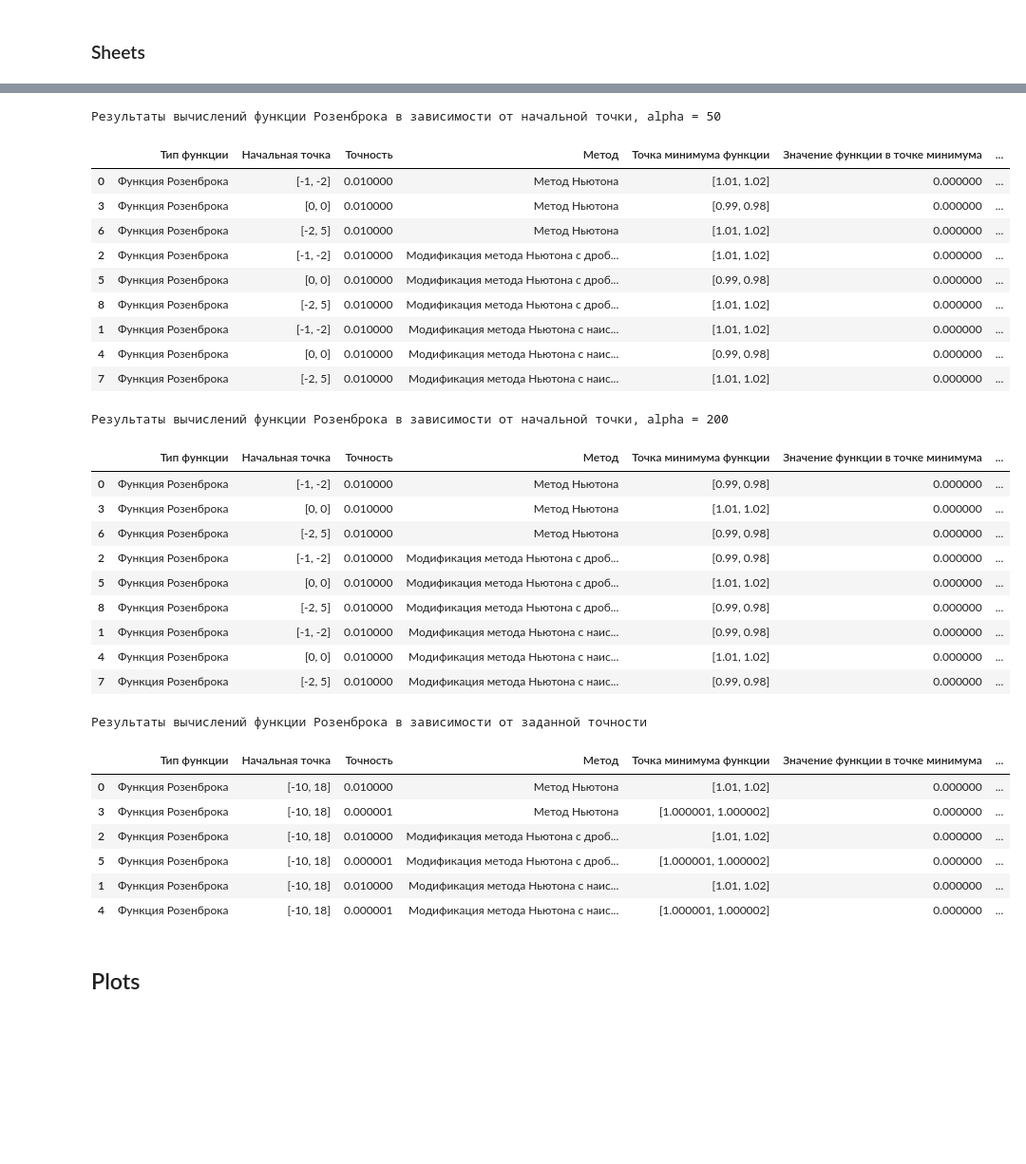
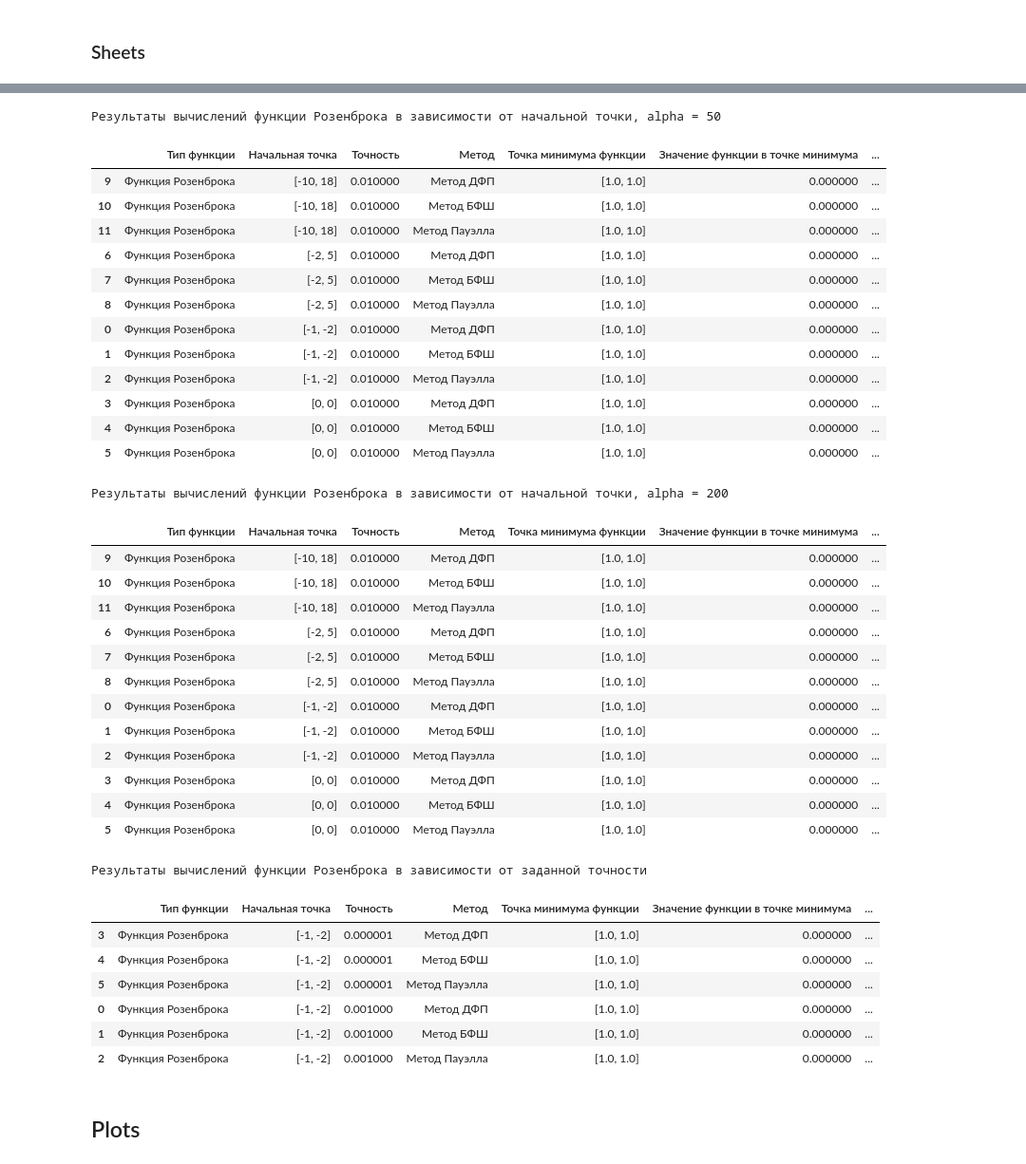
Before and after one commit to sanonesan/optimization_methods_labs, a Jupyter notebook: lab5/lab5.ipynb, the cells around one changed output, grey strips where cells are left out. Shown at 95% size. Saved outputs shown, nothing was run; the diff lists cells and outputs as text; code cells hidden in the pictures; blank space fills up the shorter version.

```diff
--- a/lab5/lab5.ipynb
+++ b/lab5/lab5.ipynb
@@ -386,7 +417,7 @@ print_res(foo, x0, 2)
 import pandas as pd
 
 def make_df(tabledata) -> pd.DataFrame:
-        df = pd.DataFrame(tabledata, columns = ['Тип функции', 'Начальная точка', 'Точность', 'Метод', 'Точка минимума функции', 'Значение функции в точке минимума', 'Количество итераций', 'Количество вычислений функции', 'Количество вычисленных градиентов', 'Количество вычисленных матриц Гессе' ])
+        df = pd.DataFrame(tabledata, columns = ['Тип функции', 'Начальная точка', 'Точность', 'Метод', 'Точка минимума функции', 'Значение функции в точке минимума', 'Количество итераций', 'Количество вычислений функции', 'Количество вычисленных градиентов']) #, 'Количество вычисленных матриц Гессе' ])
         return df
 # %% [markdown]
 <H3> Make sheets</H3>
@@ -505,48 +537,54 @@ df1.style.set_caption('Результаты вычислений квадрат
 # %%
-df2 = df2.sort_values('Метод')
+df2 = df2.sort_values('Начальная точка')
 
 df2.style.set_caption('Результаты вычислений функции Розенброка в зависимости от начальной точки, alpha = 50').set_table_styles(styles)
 # %% [output]
 Результаты вычислений функции Розенброка в зависимости от начальной точки, alpha = 50
 |  | Тип функции | Начальная точка | Точность | Метод | Точка минимума функции | Значение функции в точке минимума | ... |
-| 0 | Функция Розенброка | [-1, -2] | 0.010000 | Метод Ньютона | [1.01, 1.02] | 0.000000 | ... |
-| 3 | Функция Розенброка | [0, 0] | 0.010000 | Метод Ньютона | [0.99, 0.98] | 0.000000 | ... |
-| 6 | Функция Розенброка | [-2, 5] | 0.010000 | Метод Ньютона | [1.01, 1.02] | 0.000000 | ... |
-| 2 | Функция Розенброка | [-1, -2] | 0.010000 | Модификация метода Ньютона с дроб... | [1.01, 1.02] | 0.000000 | ... |
-| 5 | Функция Розенброка | [0, 0] | 0.010000 | Модификация метода Ньютона с дроб... | [0.99, 0.98] | 0.000000 | ... |
-| 8 | Функция Розенброка | [-2, 5] | 0.010000 | Модификация метода Ньютона с дроб... | [1.01, 1.02] | 0.000000 | ... |
-| 1 | Функция Розенброка | [-1, -2] | 0.010000 | Модификация метода Ньютона с наис... | [1.01, 1.02] | 0.000000 | ... |
-| 4 | Функция Розенброка | [0, 0] | 0.010000 | Модификация метода Ньютона с наис... | [0.99, 0.98] | 0.000000 | ... |
-| 7 | Функция Розенброка | [-2, 5] | 0.010000 | Модификация метода Ньютона с наис... | [1.01, 1.02] | 0.000000 | ... |
+| 9 | Функция Розенброка | [-10, 18] | 0.010000 | Метод ДФП | [1.0, 1.0] | 0.000000 | ... |
+| 10 | Функция Розенброка | [-10, 18] | 0.010000 | Метод БФШ | [1.0, 1.0] | 0.000000 | ... |
+| 11 | Функция Розенброка | [-10, 18] | 0.010000 | Метод Пауэлла | [1.0, 1.0] | 0.000000 | ... |
+| 6 | Функция Розенброка | [-2, 5] | 0.010000 | Метод ДФП | [1.0, 1.0] | 0.000000 | ... |
+| 7 | Функция Розенброка | [-2, 5] | 0.010000 | Метод БФШ | [1.0, 1.0] | 0.000000 | ... |
+| 8 | Функция Розенброка | [-2, 5] | 0.010000 | Метод Пауэлла | [1.0, 1.0] | 0.000000 | ... |
+| 0 | Функция Розенброка | [-1, -2] | 0.010000 | Метод ДФП | [1.0, 1.0] | 0.000000 | ... |
+| 1 | Функция Розенброка | [-1, -2] | 0.010000 | Метод БФШ | [1.0, 1.0] | 0.000000 | ... |
+| 2 | Функция Розенброка | [-1, -2] | 0.010000 | Метод Пауэлла | [1.0, 1.0] | 0.000000 | ... |
+| 3 | Функция Розенброка | [0, 0] | 0.010000 | Метод ДФП | [1.0, 1.0] | 0.000000 | ... |
+| 4 | Функция Розенброка | [0, 0] | 0.010000 | Метод БФШ | [1.0, 1.0] | 0.000000 | ... |
+| 5 | Функция Розенброка | [0, 0] | 0.010000 | Метод Пауэлла | [1.0, 1.0] | 0.000000 | ... |
 # %%
-df3 = df3.sort_values('Метод')
+df3 = df3.sort_values('Начальная точка')
 
 df3.style.set_caption('Результаты вычислений функции Розенброка в зависимости от начальной точки, alpha = 200').set_table_styles(styles)
 # %% [output]
 Результаты вычислений функции Розенброка в зависимости от начальной точки, alpha = 200
 |  | Тип функции | Начальная точка | Точность | Метод | Точка минимума функции | Значение функции в точке минимума | ... |
-| 0 | Функция Розенброка | [-1, -2] | 0.010000 | Метод Ньютона | [0.99, 0.98] | 0.000000 | ... |
-| 3 | Функция Розенброка | [0, 0] | 0.010000 | Метод Ньютона | [1.01, 1.02] | 0.000000 | ... |
-| 6 | Функция Розенброка | [-2, 5] | 0.010000 | Метод Ньютона | [0.99, 0.98] | 0.000000 | ... |
-| 2 | Функция Розенброка | [-1, -2] | 0.010000 | Модификация метода Ньютона с дроб... | [0.99, 0.98] | 0.000000 | ... |
-| 5 | Функция Розенброка | [0, 0] | 0.010000 | Модификация метода Ньютона с дроб... | [1.01, 1.02] | 0.000000 | ... |
-| 8 | Функция Розенброка | [-2, 5] | 0.010000 | Модификация метода Ньютона с дроб... | [0.99, 0.98] | 0.000000 | ... |
-| 1 | Функция Розенброка | [-1, -2] | 0.010000 | Модификация метода Ньютона с наис... | [0.99, 0.98] | 0.000000 | ... |
-| 4 | Функция Розенброка | [0, 0] | 0.010000 | Модификация метода Ньютона с наис... | [1.01, 1.02] | 0.000000 | ... |
-| 7 | Функция Розенброка | [-2, 5] | 0.010000 | Модификация метода Ньютона с наис... | [0.99, 0.98] | 0.000000 | ... |
+| 9 | Функция Розенброка | [-10, 18] | 0.010000 | Метод ДФП | [1.0, 1.0] | 0.000000 | ... |
+| 10 | Функция Розенброка | [-10, 18] | 0.010000 | Метод БФШ | [1.0, 1.0] | 0.000000 | ... |
+| 11 | Функция Розенброка | [-10, 18] | 0.010000 | Метод Пауэлла | [1.0, 1.0] | 0.000000 | ... |
+| 6 | Функция Розенброка | [-2, 5] | 0.010000 | Метод ДФП | [1.0, 1.0] | 0.000000 | ... |
+| 7 | Функция Розенброка | [-2, 5] | 0.010000 | Метод БФШ | [1.0, 1.0] | 0.000000 | ... |
+| 8 | Функция Розенброка | [-2, 5] | 0.010000 | Метод Пауэлла | [1.0, 1.0] | 0.000000 | ... |
+| 0 | Функция Розенброка | [-1, -2] | 0.010000 | Метод ДФП | [1.0, 1.0] | 0.000000 | ... |
+| 1 | Функция Розенброка | [-1, -2] | 0.010000 | Метод БФШ | [1.0, 1.0] | 0.000000 | ... |
+| 2 | Функция Розенброка | [-1, -2] | 0.010000 | Метод Пауэлла | [1.0, 1.0] | 0.000000 | ... |
+| 3 | Функция Розенброка | [0, 0] | 0.010000 | Метод ДФП | [1.0, 1.0] | 0.000000 | ... |
+| 4 | Функция Розенброка | [0, 0] | 0.010000 | Метод БФШ | [1.0, 1.0] | 0.000000 | ... |
+| 5 | Функция Розенброка | [0, 0] | 0.010000 | Метод Пауэлла | [1.0, 1.0] | 0.000000 | ... |
 # %%
-df4 = df4.sort_values('Метод')
+df4 = df4.sort_values('Точность')
 
 df4.style.set_caption('Результаты вычислений функции Розенброка в зависимости от заданной точности').set_table_styles(styles)
 # %% [output]
 Результаты вычислений функции Розенброка в зависимости от заданной точности
 |  | Тип функции | Начальная точка | Точность | Метод | Точка минимума функции | Значение функции в точке минимума | ... |
-| 0 | Функция Розенброка | [-10, 18] | 0.010000 | Метод Ньютона | [1.01, 1.02] | 0.000000 | ... |
-| 3 | Функция Розенброка | [-10, 18] | 0.000001 | Метод Ньютона | [1.000001, 1.000002] | 0.000000 | ... |
-| 2 | Функция Розенброка | [-10, 18] | 0.010000 | Модификация метода Ньютона с дроб... | [1.01, 1.02] | 0.000000 | ... |
-| 5 | Функция Розенброка | [-10, 18] | 0.000001 | Модификация метода Ньютона с дроб... | [1.000001, 1.000002] | 0.000000 | ... |
-| 1 | Функция Розенброка | [-10, 18] | 0.010000 | Модификация метода Ньютона с наис... | [1.01, 1.02] | 0.000000 | ... |
-| 4 | Функция Розенброка | [-10, 18] | 0.000001 | Модификация метода Ньютона с наис... | [1.000001, 1.000002] | 0.000000 | ... |
+| 3 | Функция Розенброка | [-1, -2] | 0.000001 | Метод ДФП | [1.0, 1.0] | 0.000000 | ... |
+| 4 | Функция Розенброка | [-1, -2] | 0.000001 | Метод БФШ | [1.0, 1.0] | 0.000000 | ... |
+| 5 | Функция Розенброка | [-1, -2] | 0.000001 | Метод Пауэлла | [1.0, 1.0] | 0.000000 | ... |
+| 0 | Функция Розенброка | [-1, -2] | 0.001000 | Метод ДФП | [1.0, 1.0] | 0.000000 | ... |
+| 1 | Функция Розенброка | [-1, -2] | 0.001000 | Метод БФШ | [1.0, 1.0] | 0.000000 | ... |
+| 2 | Функция Розенброка | [-1, -2] | 0.001000 | Метод Пауэлла | [1.0, 1.0] | 0.000000 | ... |
 # %% [markdown]
 <H2> Plots </H2>
 # %%
```
Also changed, not shown: parts of 11 cells of this notebook, 1 other file.
